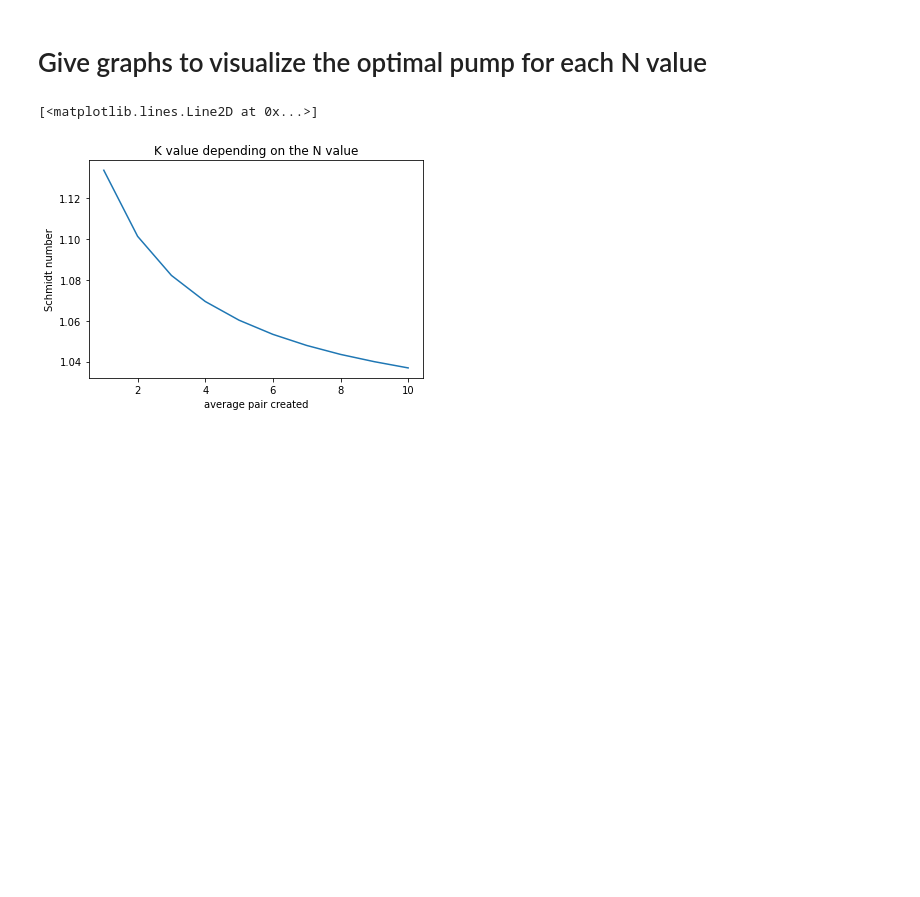
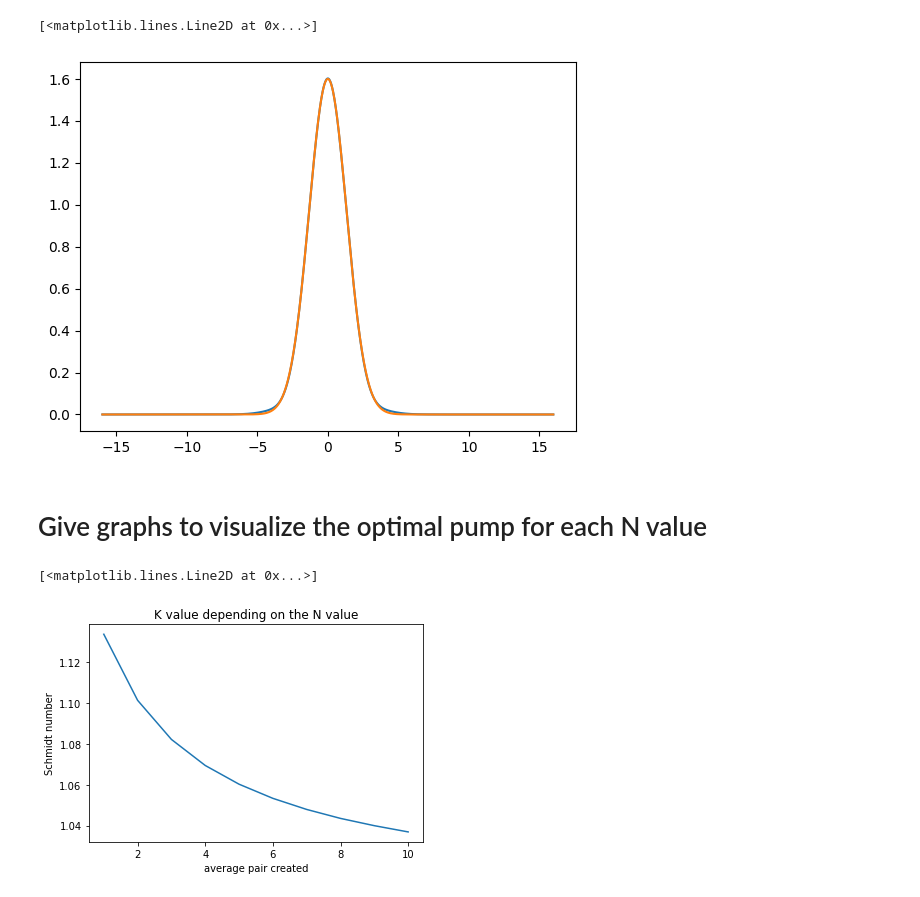
Before and after one commit to polyquantique/optimal_pumps, a Jupyter notebook: different_mean_pair_value.ipynb, the cells around one changed output. Drawn from its saved outputs; the diff is of its cells as text; code cells hidden in the pictures; blank space fills up the shorter version.

```diff
--- a/different_mean_pair_value.ipynb
+++ b/different_mean_pair_value.ipynb
@@ -79,3 +47,9 @@ for i in range(len(y_Ns)):
+# %%
+plt.plot(w,jnp.abs(opt.get_complex_array(opt_thetas[3])))
+plt.plot(w,2*opt_thetas_gauss[3][0]*jnp.exp(-(opt_thetas_gauss[3][1]*w)**2)*jnp.exp(1j*opt_thetas_gauss[3][-1]))
+# %% [output]
+[<matplotlib.lines.Line2D at 0x...>]
+[figure, added]
 # %% [markdown]
 # Give graphs to visualize the optimal pump for each N value
 # %%
```
Also changed, not shown: parts of 11 cells of this notebook, 31 other files.
